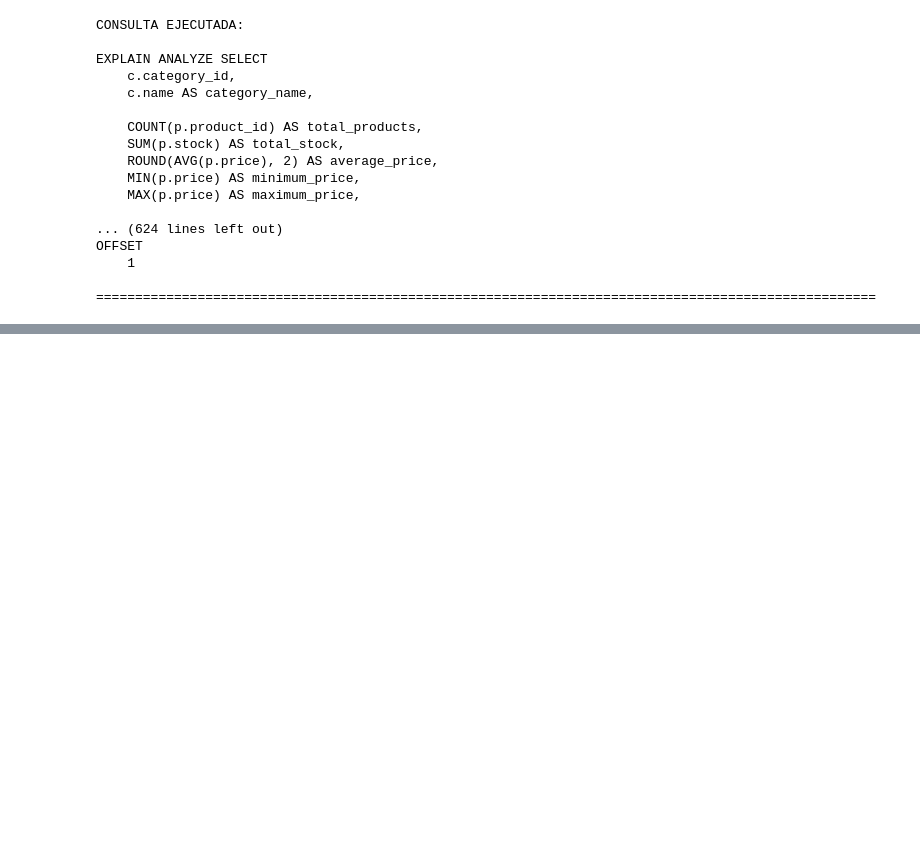
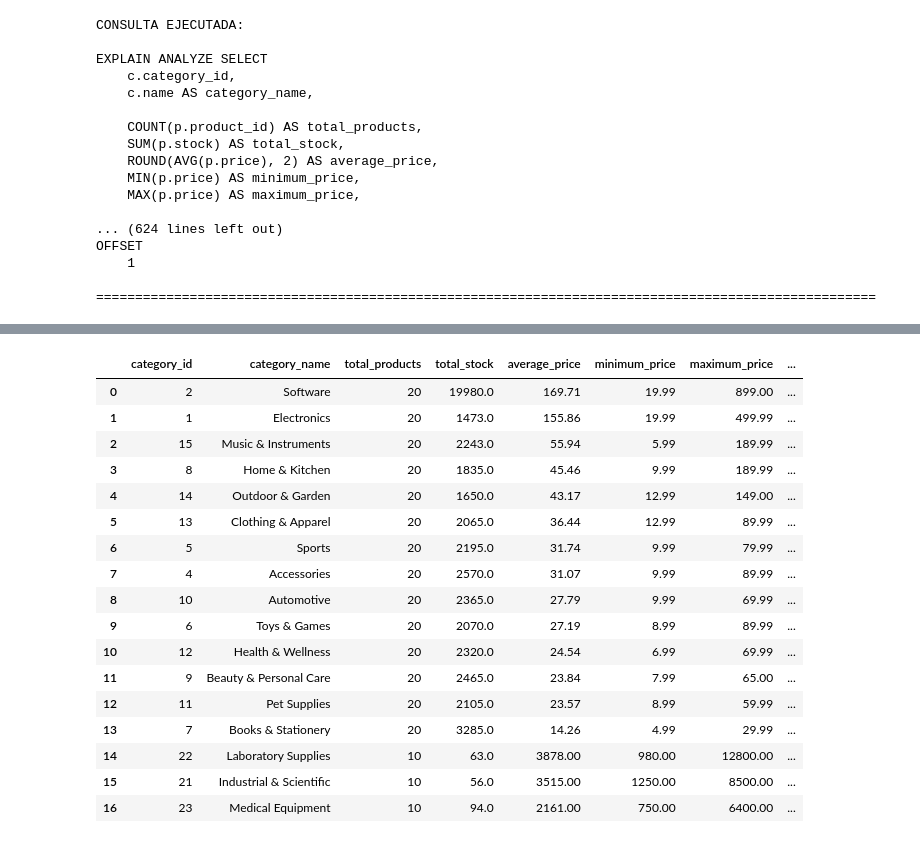
Before and after one commit to JorgeCardona/dockerhub-datascience-mlops, a Jupyter notebook: Notebooks/SQL/notebooks/EXECUTION_PLAN_MY_SQL.ipynb, the cells around one changed output, grey strips where cells are left out. Drawn from its saved outputs; the diff is of its cells as text; code cells hidden in the pictures; blank space fills up the shorter version.

Commit message:
adicioando consulyta pandas

```diff
--- a/Notebooks/SQL/notebooks/EXECUTION_PLAN_MY_SQL.ipynb
+++ b/Notebooks/SQL/notebooks/EXECUTION_PLAN_MY_SQL.ipynb
@@ -2773,0 +2749,98 @@ GRAPHVIZ GENERADO:
+# %%
+import pandas as pd
+from sqlalchemy import create_engine, text
+
+def get_pandas_connection(config):
+
+    connection_string = (
+        f"mysql+mysqlconnector://"
+        f"{config['user']}:"
+        f"{config['password']}@"
+        f"{config['host']}:"
+        f"{config['port']}/"
+        f"{config['database']}"
+    )
+
+    return create_engine(connection_string)
+
+
+# ============================================================
+# EJECUTAR QUERY MYSQL CON PANDAS
+# ============================================================
+
+def execute_query_pandas(
+    query,
+    params=None,
+    show_results=False,
+    config=None
+):
+
+    engine = None
+
+    try:
+
+        engine = get_pandas_connection(config)
+
+        df = pd.read_sql_query(
+            text(query),
+            engine,
+            params=params
+        )
+
+        if show_results:
+
+            print("\nRESULTADOS DE PANDAS")
+            print("=" * 90)
+
+            print(df.to_string(index=False))
+
+            print("\nDIMENSIONES DEL DATAFRAME")
+            print("Filas:", df.shape[0])
+            print("Columnas:", df.shape[1])
+
+            print("\nTIPOS DE DATOS")
+            print(df.dtypes)
+
+        return df
+
+    except Exception as e:
+
+        print("ERROR PANDAS/MYSQL:", e)
+
+        return None
+
+    finally:
+
+        if engine:
+            engine.dispose()
+
+
+# ============================================================
+# EJEMPLO DE USO
+# ============================================================
+df = execute_query_pandas(
+    query=query,
+    show_results=False,
+    config=MYSQL_CONFIG
+)
+
+df
+# %% [output]
+|  | category_id | category_name | total_products | total_stock | average_price | minimum_price | maximum_price | ... |
+| 0 | 2 | Software | 20 | 19980.0 | 169.71 | 19.99 | 899.00 | ... |
+| 1 | 1 | Electronics | 20 | 1473.0 | 155.86 | 19.99 | 499.99 | ... |
+| 2 | 15 | Music & Instruments | 20 | 2243.0 | 55.94 | 5.99 | 189.99 | ... |
+| 3 | 8 | Home & Kitchen | 20 | 1835.0 | 45.46 | 9.99 | 189.99 | ... |
+| 4 | 14 | Outdoor & Garden | 20 | 1650.0 | 43.17 | 12.99 | 149.00 | ... |
+| 5 | 13 | Clothing & Apparel | 20 | 2065.0 | 36.44 | 12.99 | 89.99 | ... |
+| 6 | 5 | Sports | 20 | 2195.0 | 31.74 | 9.99 | 79.99 | ... |
+| 7 | 4 | Accessories | 20 | 2570.0 | 31.07 | 9.99 | 89.99 | ... |
+| 8 | 10 | Automotive | 20 | 2365.0 | 27.79 | 9.99 | 69.99 | ... |
+| 9 | 6 | Toys & Games | 20 | 2070.0 | 27.19 | 8.99 | 89.99 | ... |
+| 10 | 12 | Health & Wellness | 20 | 2320.0 | 24.54 | 6.99 | 69.99 | ... |
+| 11 | 9 | Beauty & Personal Care | 20 | 2465.0 | 23.84 | 7.99 | 65.00 | ... |
+| 12 | 11 | Pet Supplies | 20 | 2105.0 | 23.57 | 8.99 | 59.99 | ... |
+| 13 | 7 | Books & Stationery | 20 | 3285.0 | 14.26 | 4.99 | 29.99 | ... |
+| 14 | 22 | Laboratory Supplies | 10 | 63.0 | 3878.00 | 980.00 | 12800.00 | ... |
+| 15 | 21 | Industrial & Scientific | 10 | 56.0 | 3515.00 | 1250.00 | 8500.00 | ... |
+| 16 | 23 | Medical Equipment | 10 | 94.0 | 2161.00 | 750.00 | 6400.00 | ... |
```
Also changed, not shown: parts of 1 cell of this notebook, 1 other file.
